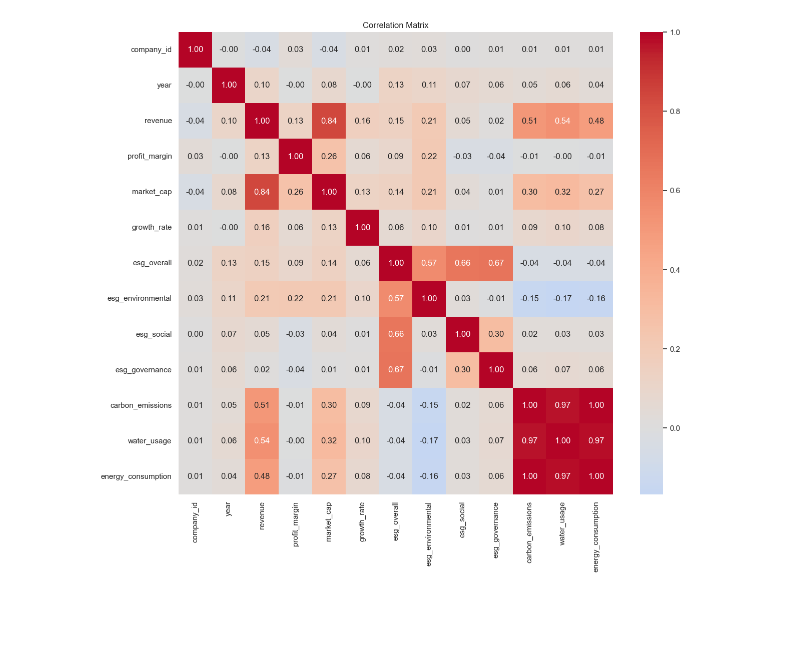
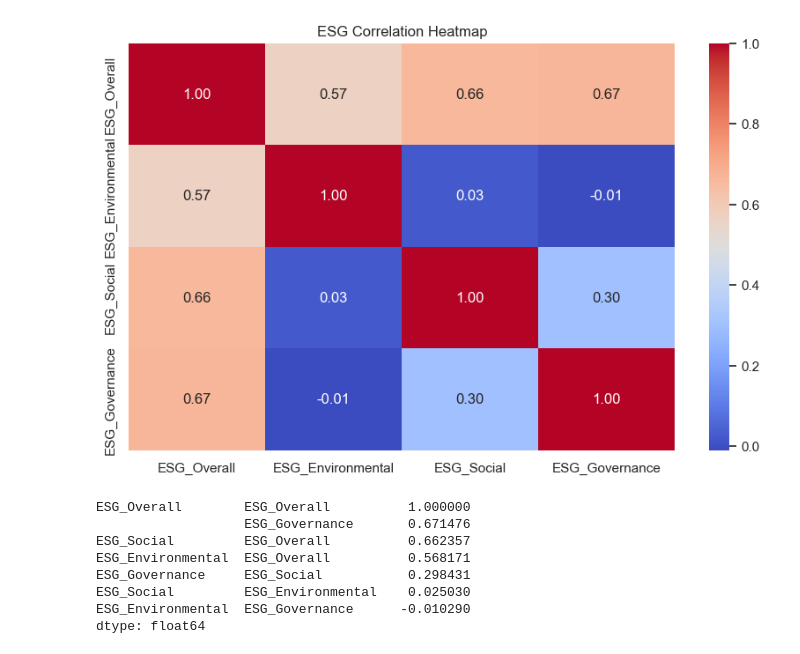
Before and after one commit to KuhuVyas/ESG-Financial-Metrics-Analysis-, a Jupyter notebook: 02_eda.ipynb, the cells around one changed output. Drawn from its saved outputs; the diff is of its cells as text; code cells hidden in the pictures; blank space fills up the shorter version.

```diff
--- a/02_eda.ipynb
+++ b/02_eda.ipynb
@@ -19,0 +6,3 @@ Columns: ['company_id', 'company_name', 'industry', 'region', 'year', 'revenue',
+# %%
+df = pd.read_csv("data/raw_esg_financial_data.csv")
+df.head()
@@ -53,19 +35,0 @@ max          1.000000          1.000000      1.000000            1.000000
-# %%
-num_cols = df.select_dtypes(include=np.number).columns.tolist()
-
-import math
-
-n_cols = 3
-n_rows = math.ceil(len(num_cols) / n_cols)
-
-plt.figure(figsize=(18, 5 * n_rows))
-
-for i, col in enumerate(num_cols, 1):
-    plt.subplot(n_rows, n_cols, i)
-    sns.histplot(df[col], kde=True, bins=30)
-    plt.title(f"{col}")
-    plt.xlabel(col)
-    plt.ylabel("Frequency")
-
-plt.tight_layout()
-plt.show()
@@ -108,0 +55,11 @@ plt.show()
+# %%
+#TODO ESG_E7 - Exploratory Data Analysis(EDA)
+numeric_cols = df.select_dtypes(include=[np.number]).columns.tolist()
+esg_cols = [col for col in df.columns if any(x in col.lower() for x in ['esg', 'environment', 'social', 'governance'])]
+
+Q1 = df[esg_cols].quantile(0.25)
+Q3 = df[esg_cols].quantile(0.75)
+IQR = Q3 - Q1
+
+outliers = ((df[esg_cols] < (Q1 - 1.5 * IQR)) | (df[esg_cols] > (Q3 + 1.5 * IQR))).sum()
+outliers
@@ -109,9 +97,20 @@ plt.show()
 # %%
-correlation = df[num_cols].corr()
+#TODO ESG_S8 - Univariate-Bivariate Analysis
+corr_matrix = df[esg_cols].corr()
 
-plt.figure(figsize=(14, 12))
-sns.heatmap(correlation, annot=True, cmap="coolwarm", center=0, fmt=".2f")
-plt.title("Correlation Matrix")
+plt.figure(figsize=(10, 6))
+sns.heatmap(corr_matrix, annot=True, cmap='coolwarm', fmt=".2f")
+plt.title("ESG Correlation Heatmap")
 plt.show()
+
+corr_matrix.unstack().sort_values(ascending=False).drop_duplicates().head(10)
 # %% [output]
-[figure, old version]
+[figure, new version]
+ESG_Overall        ESG_Overall          1.000000
+                   ESG_Governance       0.671476
+ESG_Social         ESG_Overall          0.662357
+ESG_Environmental  ESG_Overall          0.568171
+ESG_Governance     ESG_Social           0.298431
+ESG_Social         ESG_Environmental    0.025030
+ESG_Environmental  ESG_Governance      -0.010290
+dtype: float64
```
Also changed, not shown: parts of 23 cells of this notebook.
